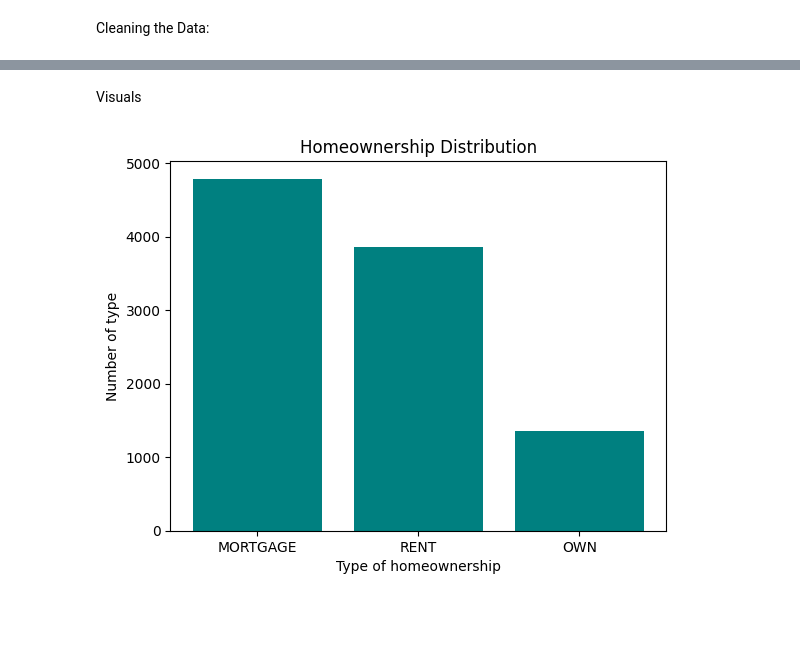
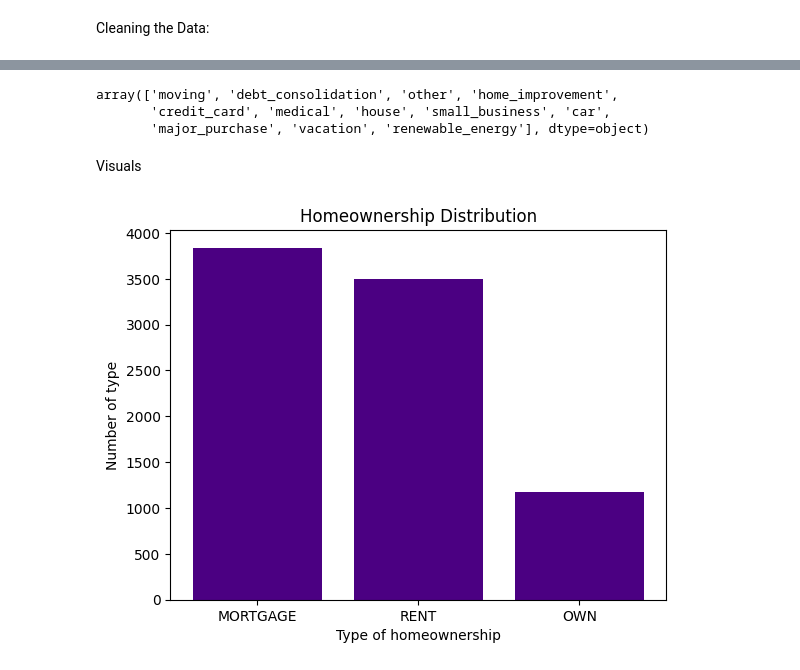
Before and after one commit to Royst97/DSRP_Roy, a Jupyter notebook: DSRP_2026_Royston.ipynb, the cells around one changed output, grey strips where cells are left out. Cells and saved outputs as stored; diff of their text form; code cells hidden in the pictures; blank space fills up the shorter version.

```diff
--- a/DSRP_2026_Royston.ipynb
+++ b/DSRP_2026_Royston.ipynb
@@ -112,16 +96,24 @@ df[df["emp_title"].isna()]
+# %%
+solo_income_df = df[df["annual_income_joint"].isna()]
+# %%
+solo_income_df["loan_purpose"].unique()
+# %% [output]
+array(['moving', 'debt_consolidation', 'other', 'home_improvement',
+       'credit_card', 'medical', 'house', 'small_business', 'car',
+       'major_purchase', 'vacation', 'renewable_energy'], dtype=object)
 # %% [markdown]
 Visuals
 # %%
-#I might want to do a question based on house ownership compared to something else so
+#I might want to do a question based on house ownership compared to something else so this visual is in preparation
 
-x = df["homeownership"].value_counts().index
-y = df["homeownership"].value_counts().values
+x = solo_income_df["homeownership"].value_counts().index
+y = solo_income_df["homeownership"].value_counts().values
 
-plt.bar(x, y, color="teal")
+plt.bar(x, y, color="indigo")
 plt.title("Homeownership Distribution")
 plt.xlabel("Type of homeownership")
 plt.ylabel("Number of type")
 
 plt.show()
 # %% [output]
-[figure, old version]
+[figure, new version]
```
Also changed, not shown: parts of 2 cells of this notebook.
